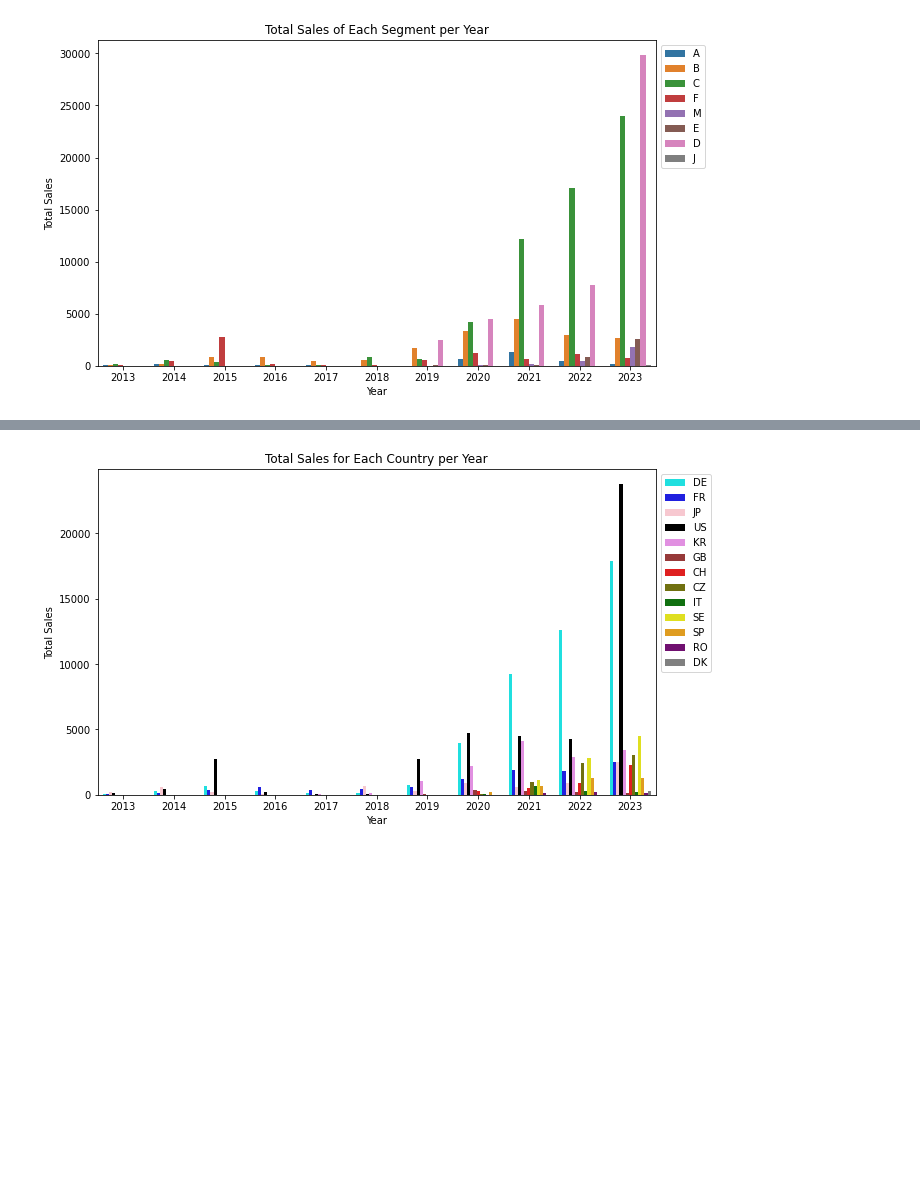
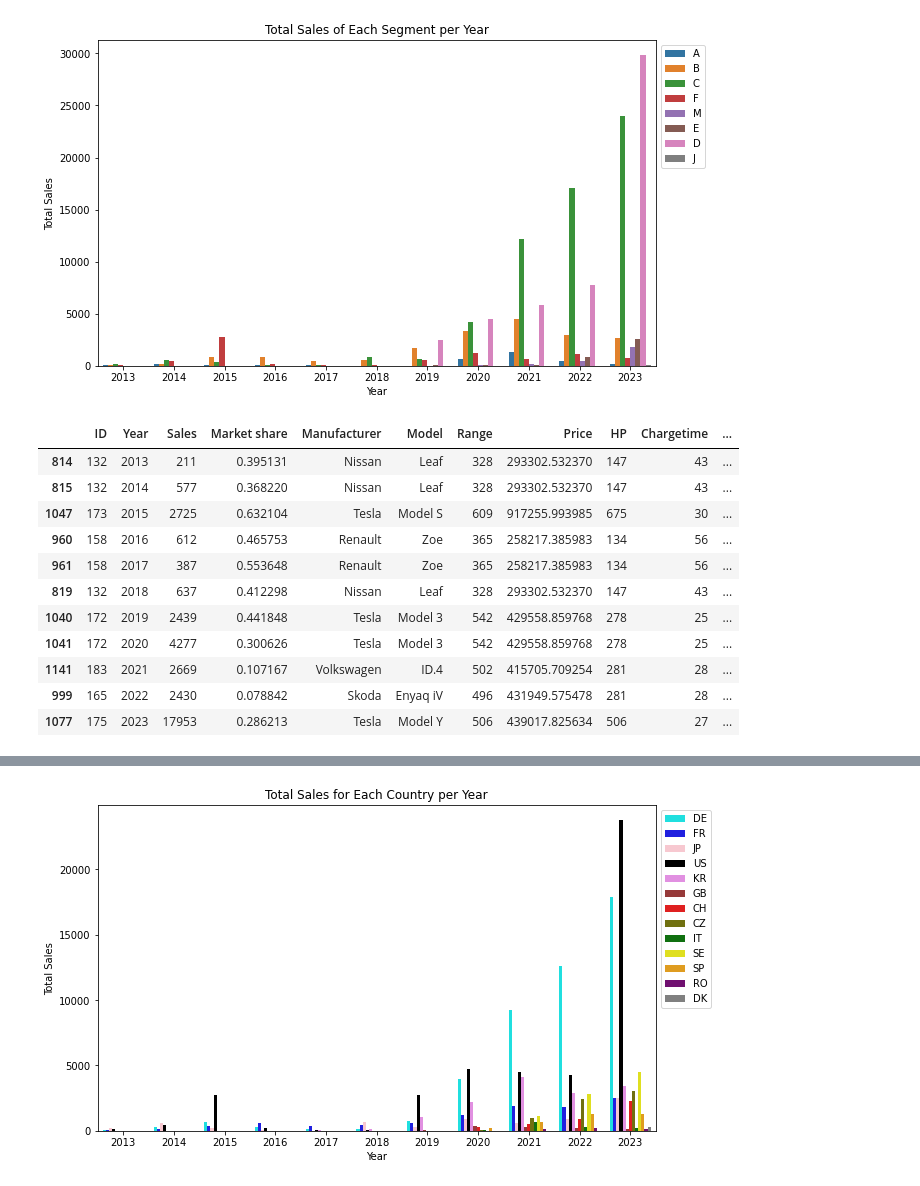
Before and after one commit to Mikkelbos/Bachelor, a Jupyter notebook: Statistics and Graphs.ipynb, the cells around one changed output, grey strips where cells are left out. Cells and saved outputs as stored; diff of their text form; code cells hidden in the pictures; blank space fills up the shorter version.

```diff
--- a/Statistics and Graphs.ipynb
+++ b/Statistics and Graphs.ipynb
@@ -215,6 +218,24 @@ plt.legend(loc='upper left', bbox_to_anchor=(1, 1))
 plt.show()
 # %% [output]
 [figure]
+# %%
+# Group the data by Year and get the model with maximum sales each year
+most_sold_car_each_year = data.groupby('Year')['Sales'].idxmax()
+most_sold_car_each_year_df = data.loc[most_sold_car_each_year]
+most_sold_car_each_year_df
+# %% [output]
+|  | ID | Year | Sales | Market share | Manufacturer | Model | Range | Price | HP | Chargetime | ... |
+| 814 | 132 | 2013 | 211 | 0.395131 | Nissan | Leaf | 328 | 293302.532370 | 147 | 43 | ... |
+| 815 | 132 | 2014 | 577 | 0.368220 | Nissan | Leaf | 328 | 293302.532370 | 147 | 43 | ... |
+| 1047 | 173 | 2015 | 2725 | 0.632104 | Tesla | Model S | 609 | 917255.993985 | 675 | 30 | ... |
+| 960 | 158 | 2016 | 612 | 0.465753 | Renault | Zoe | 365 | 258217.385983 | 134 | 56 | ... |
+| 961 | 158 | 2017 | 387 | 0.553648 | Renault | Zoe | 365 | 258217.385983 | 134 | 56 | ... |
+| 819 | 132 | 2018 | 637 | 0.412298 | Nissan | Leaf | 328 | 293302.532370 | 147 | 43 | ... |
+| 1040 | 172 | 2019 | 2439 | 0.441848 | Tesla | Model 3 | 542 | 429558.859768 | 278 | 25 | ... |
+| 1041 | 172 | 2020 | 4277 | 0.300626 | Tesla | Model 3 | 542 | 429558.859768 | 278 | 25 | ... |
+| 1141 | 183 | 2021 | 2669 | 0.107167 | Volkswagen | ID.4 | 502 | 415705.709254 | 281 | 28 | ... |
+| 999 | 165 | 2022 | 2430 | 0.078842 | Skoda | Enyaq iV | 496 | 431949.575478 | 281 | 28 | ... |
+| 1077 | 175 | 2023 | 17953 | 0.286213 | Tesla | Model Y | 506 | 439017.825634 | 506 | 27 | ... |
 # %%
 # Define a custom aggregation function
 def regions(country):
```
Also changed, not shown: parts of 5 cells of this notebook.
